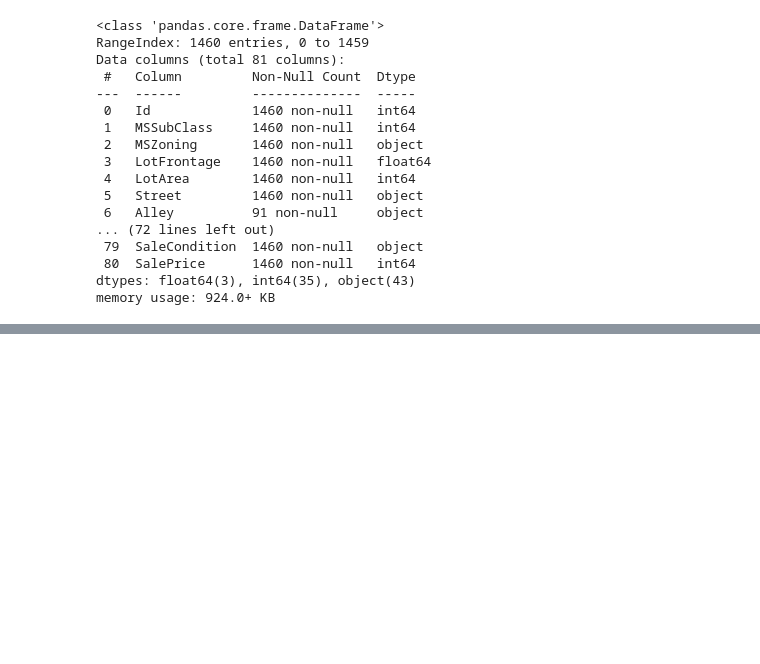
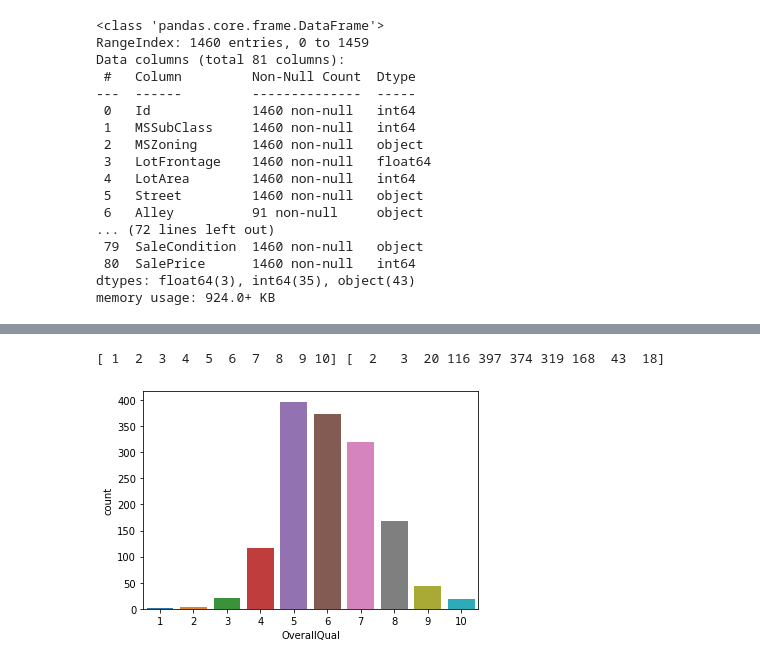
Before and after one commit to gsub17/PYTHON_BASIC, a Jupyter notebook: Data Science/19 EDA(Exploratory data analysis)/EDA (Exploratory data analysis).ipynb, the cells around one changed output, grey strips where cells are left out. Cells and saved outputs as stored; diff of their text form; code cells hidden in the pictures; blank space fills up the shorter version.

```diff
--- a/Data Science/19 EDA(Exploratory data analysis)/EDA (Exploratory data analysis).ipynb
+++ b/Data Science/19 EDA(Exploratory data analysis)/EDA (Exploratory data analysis).ipynb
@@ -253,0 +544,12 @@ memory usage: 924.0+ KB
+# %%
+uni_values , counts = np.unique(dataset['OverallQual'] , return_counts = True) ## it returns the no. of uniques value present in the feature along with it counts
+print(uni_values , counts)
+# %% [output]
+[ 1  2  3  4  5  6  7  8  9 10] [  2   3  20 116 397 374 319 168  43  18]
+# %%
+sns.barplot(uni_values , counts)
+plt.xlabel('OverallQual')
+plt.ylabel('count')
+plt.show()
+# %% [output]
+[figure, added]
```
Also changed, not shown: parts of 79 cells of this notebook.
